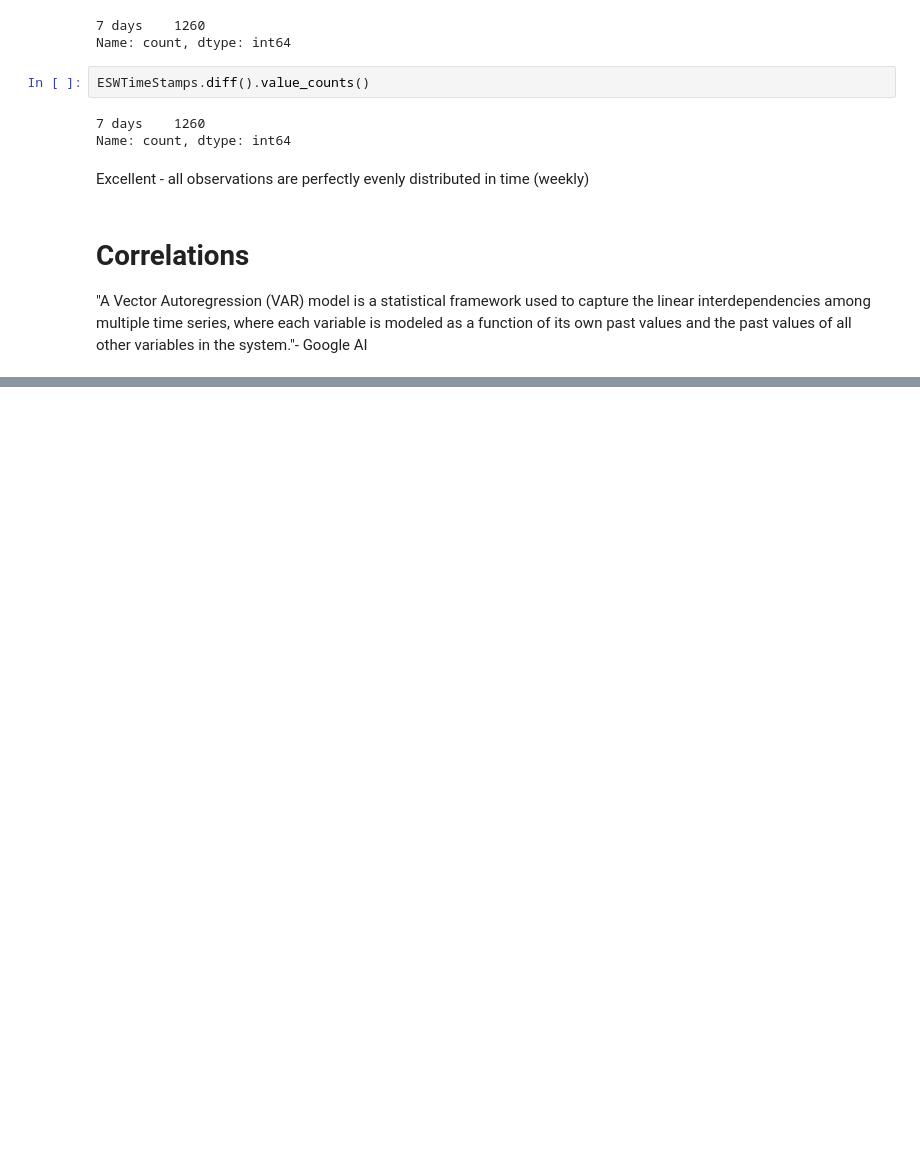
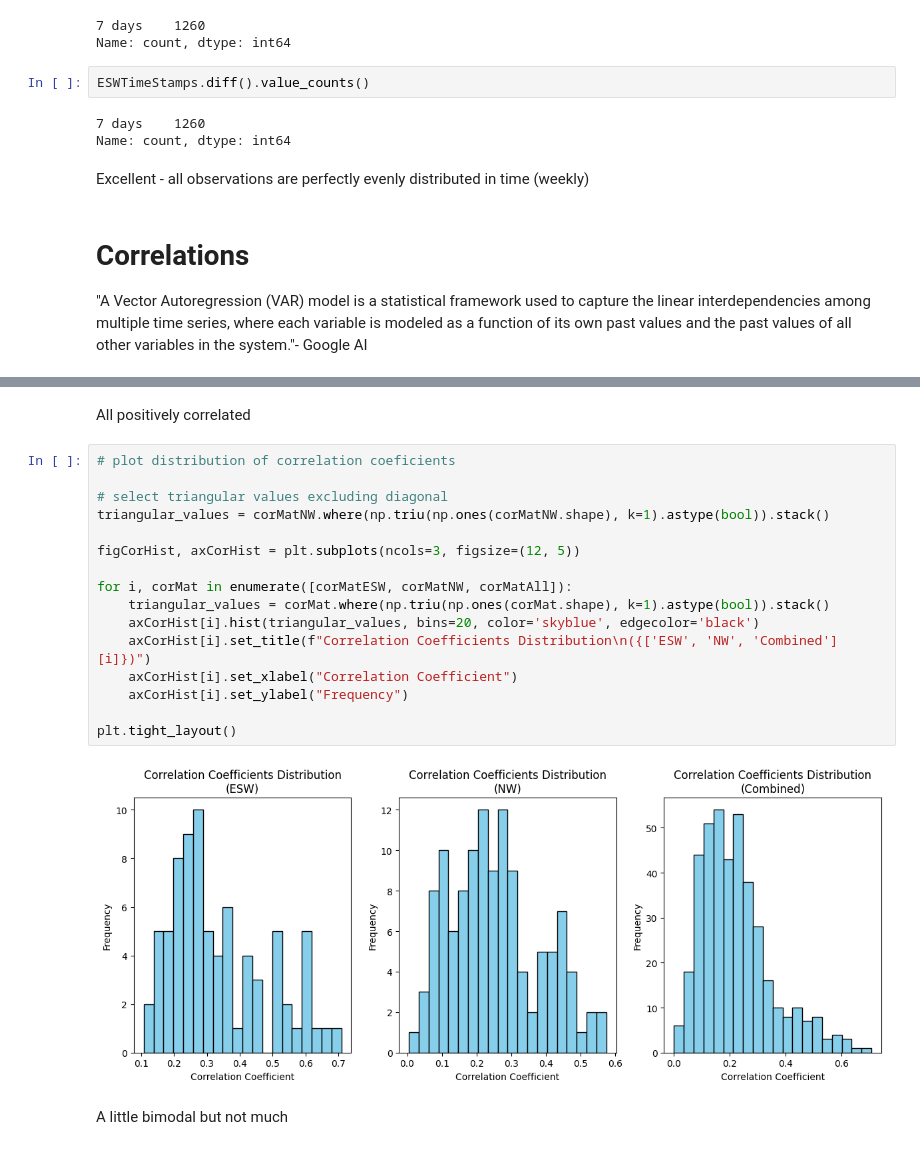
Before and after one commit to J3nF/VKEMS_Water, a Jupyter notebook: notebooks/eda.ipynb, the cells around one changed output, grey strips where cells are left out. Drawn from its saved outputs; the diff is of its cells as text; blank space fills up the shorter version.

```diff
--- a/notebooks/eda.ipynb
+++ b/notebooks/eda.ipynb
@@ -146,0 +202,22 @@ Excellent - all observations are perfectly evenly distributed in time (weekly)
+# %% [markdown]
+All positively correlated
+# %%
+# plot distribution of correlation coeficients
+
+# select triangular values excluding diagonal
+triangular_values = corMatNW.where(np.triu(np.ones(corMatNW.shape), k=1).astype(bool)).stack()
+
+figCorHist, axCorHist = plt.subplots(ncols=3, figsize=(12, 5))
+
+for i, corMat in enumerate([corMatESW, corMatNW, corMatAll]):
+    triangular_values = corMat.where(np.triu(np.ones(corMat.shape), k=1).astype(bool)).stack()
+    axCorHist[i].hist(triangular_values, bins=20, color='skyblue', edgecolor='black')
+    axCorHist[i].set_title(f"Correlation Coefficients Distribution\n({['ESW', 'NW', 'Combined'][i]})")
+    axCorHist[i].set_xlabel("Correlation Coefficient")
+    axCorHist[i].set_ylabel("Frequency")
+
+plt.tight_layout()
+# %% [output]
+[figure, added]
+# %% [markdown]
+A little bimodal but not much
```
Also changed, not shown: parts of 6 cells of this notebook.
